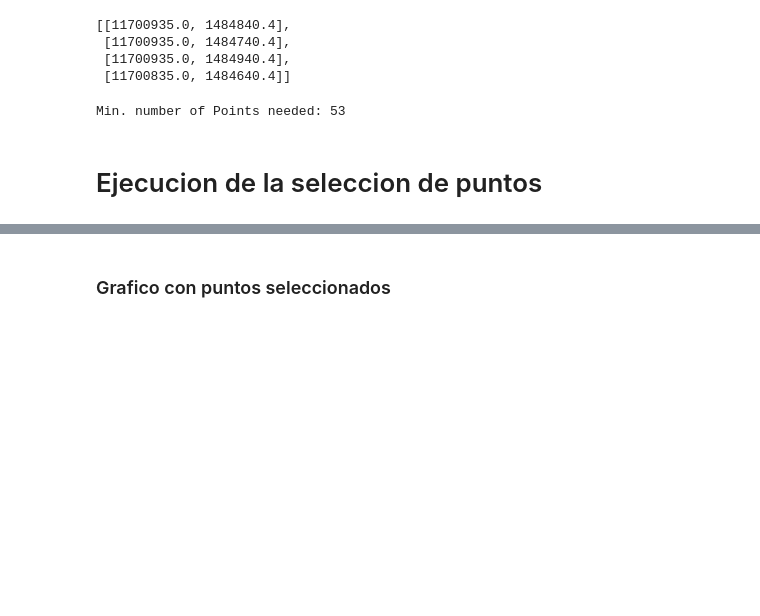
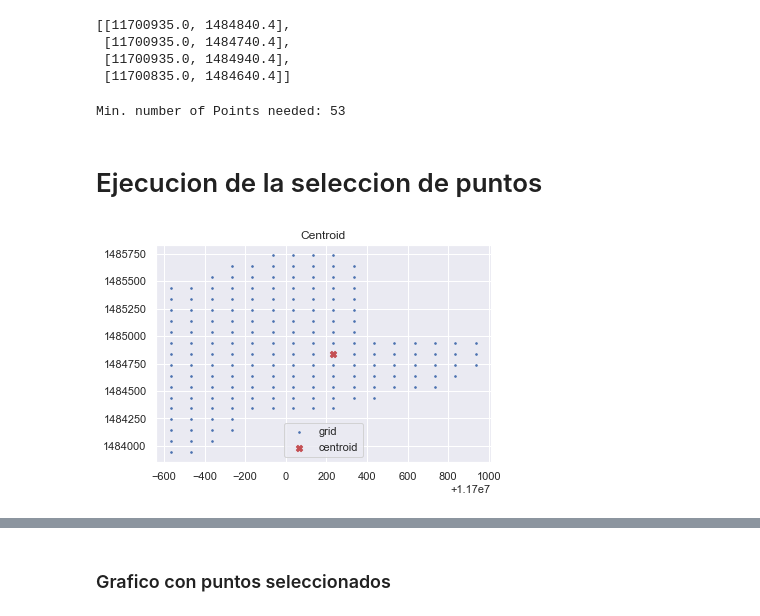
Before and after one commit to only4cc/sel_points, a Jupyter notebook: proto.ipynb, the cells around one changed output, grey strips where cells are left out. Saved outputs shown, nothing was run; the diff lists cells and outputs as text; code cells hidden in the pictures; blank space fills up the shorter version.

```diff
--- a/proto.ipynb
+++ b/proto.ipynb
@@ -197,6 +198,14 @@ First point added to selected_points
 p = get_first_point()
 selected_points.append( p )
 if debug: print('first point',selected_points)
+# %%
+plt.title('Centroid')
+plt.scatter(X,Y, c='b', marker='.', label='grid', s=10)
+plt.scatter(selected_points[0][0], selected_points[0][1], c='r', marker='X', label='centroid', s=40)
+plt.legend(loc='lower center')
+plt.show()
+# %% [output]
+[figure, added]
 # %%
 k = 0
 max_iter = 1000
```
Also changed, not shown: parts of 8 cells of this notebook.
